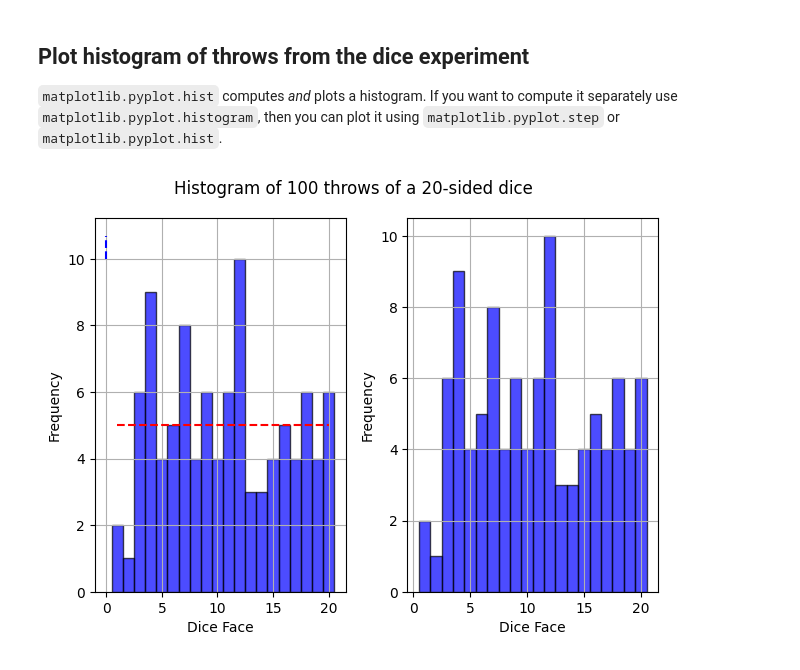
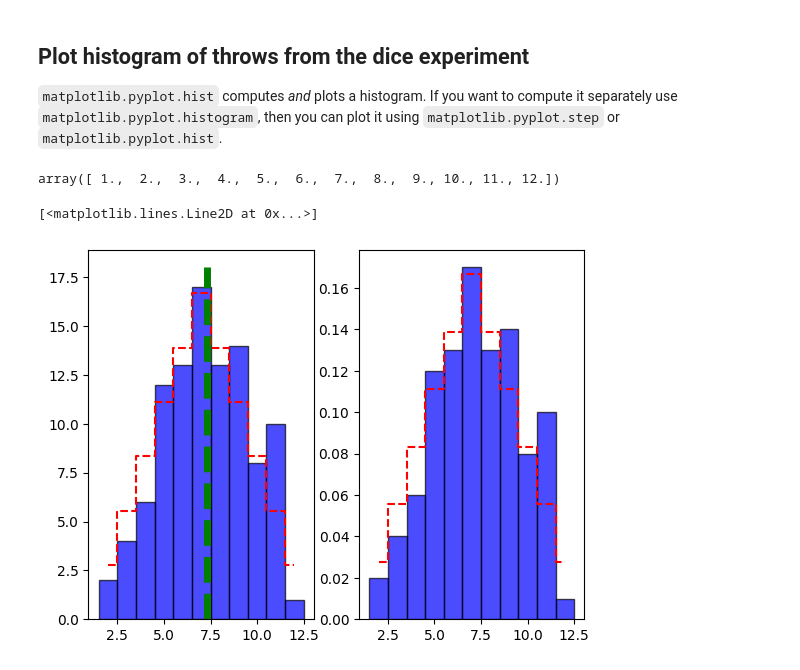
Before and after one commit to Group-Willitsch/Tutorial, a Jupyter notebook: 20 Intermediary Python/22_Plot_Dice.ipynb, the cells around one changed output. Saved outputs shown, nothing was run; the diff lists cells and outputs as text; code cells hidden in the pictures.

```diff
--- a/20 Intermediary Python/22_Plot_Dice.ipynb
+++ b/20 Intermediary Python/22_Plot_Dice.ipynb
@@ -13,11 +78,12 @@ import matplotlib.pyplot as plt
 # We need to run some dice experiments first to have data to plot
 # Run the program 21_Save_Load_file_Dice.py to create the data file
 
-filename = '../dices_20251110-154511'  # Change this to your actual filename
+filename = '../dices_20251110-154554'  # Change this to your actual filename
 
 with np.load(filename+'.npz') as data:
     result = data['result']
     result_mean = data['result_mean']
     result_std = data['result_std']
-    dice = data['dice']
-    throw = data['throw']
+    dices = int(data['dices'])
+    faces = int(data['faces'])
+    throw = int(data['throw'])
@@ -46,53 +112,38 @@ Mean of results: 10.69, Standard deviation of results: 5.454713558015673
 ## Plot histogram of throws from the dice experiment
 
 `matplotlib.pyplot.hist` computes *and* plots a histogram. If you want to compute it separately use `matplotlib.pyplot.histogram`, then you can plot it using `matplotlib.pyplot.step` or `matplotlib.pyplot.hist`.
+# %%
+# Theoretical distribution and throw average
+y, outcomes = dices_prob_mass(dices, faces)
+# %% [output]
+array([ 1.,  2.,  3.,  4.,  5.,  6.,  7.,  8.,  9., 10., 11., 12.])
 # %%
 ## Plot histogram of throws from the dice experiment
 
 # matplotlib.pyplot.hist computes and plots a histogram.
 
+# create the figure and the two axis
 fig, ax = plt.subplots(1,2,num='Histogram of Dice Throws',clear=True)
-ax[0].hist(result, bins=np.arange(1, dice+2)-0.5,
+
+# plot the histogram in the first axis (counts)
+ax[0].hist(result, bins=np.arange(dices,dices*faces+2)-0.5,
         density=False,
         alpha=0.7, color='blue', edgecolor='black')
 
-# Theoretical distribution
-x = np.arange(1, dice+1)
-y = throw / dice * np.ones_like(x)  # counts
-# y = 1 / dice * np.ones_like(x)     # probability density
-ax[0].step(x, y, where='mid', color='red', linestyle='--', label='theoretical')
+# Theoretical distribution scaled to number of throws
+ax[0].step(outcomes, np.array(y) * throw, where='mid', color='r', linestyle='--', label='Theoretical distribution')
 
-# Throw average
-x = np.arange(1, dice+1)
-y = throw / dice * np.ones_like(x)  # counts
-# y = 1 / dice * np.ones_like(x)     # probability density
-ax[0].vlines(0, 10, np.mean(result), color='blue', linestyle='--', label='experimental')
+# Average of the throws
+ax[0].vlines(np.mean(result), 0, np.max(result)*1.5, color='g', linestyle='--', lw=5, label='Throw Average')
 
 
-ax[1].hist(result, bins=np.arange(1, dice+2)-0.5,
-        density=False,
+# plot the histogram in the second axis (probability density)
+ax[1].hist(result, bins=np.arange(dices,dices*faces+2)-0.5,
+        density=True,
         alpha=0.7, color='blue', edgecolor='black')
 
-
-
-
-ax[0].set_xlabel('Dice Face')
-ax[1].set_xlabel('Dice Face')
-
-# if density=False (i.e., counts)
-ax[0].set_ylabel('Frequency')
-ax[1].set_ylabel('Frequency')
-
-ax[0].grid()
-ax[1].grid()
-
-# if density=True (i.e., probability density)
-# ax.set_ylabel('Probability Density')
-
-fig.suptitle(f'Histogram of {throw} throws of a {dice}-sided dice')
-
-
-
-plt.tight_layout()
+# Theoretical distribution
+ax[1].step(outcomes, np.array(y), where='mid', color='r', linestyle='--', label='Theoretical distribution')
 # %% [output]
+[<matplotlib.lines.Line2D at 0x...>]
-[figure, old version]
+[figure, new version]
```
Also changed, not shown: parts of 13 cells of this notebook.
